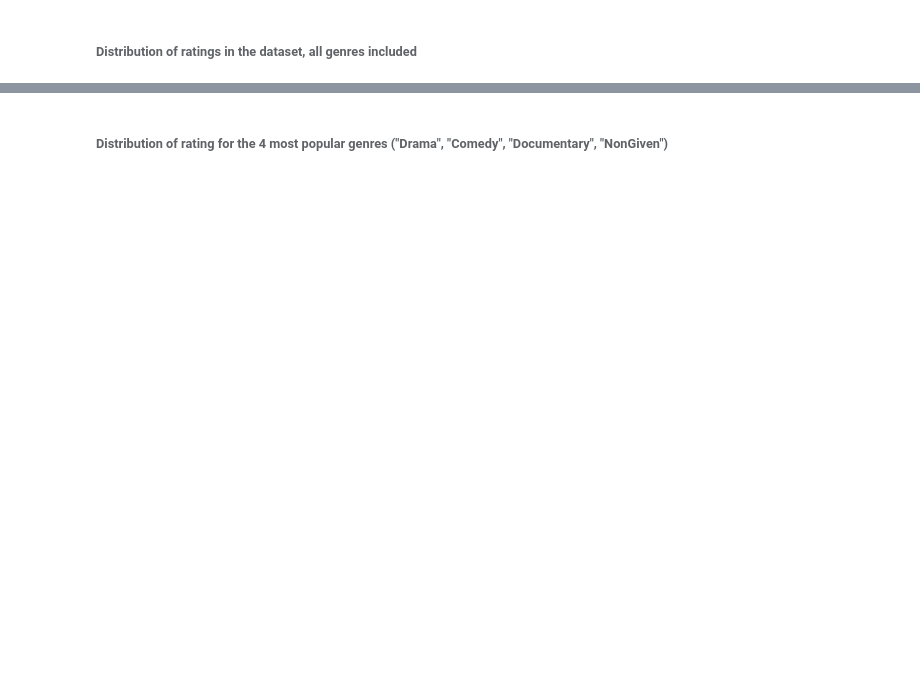
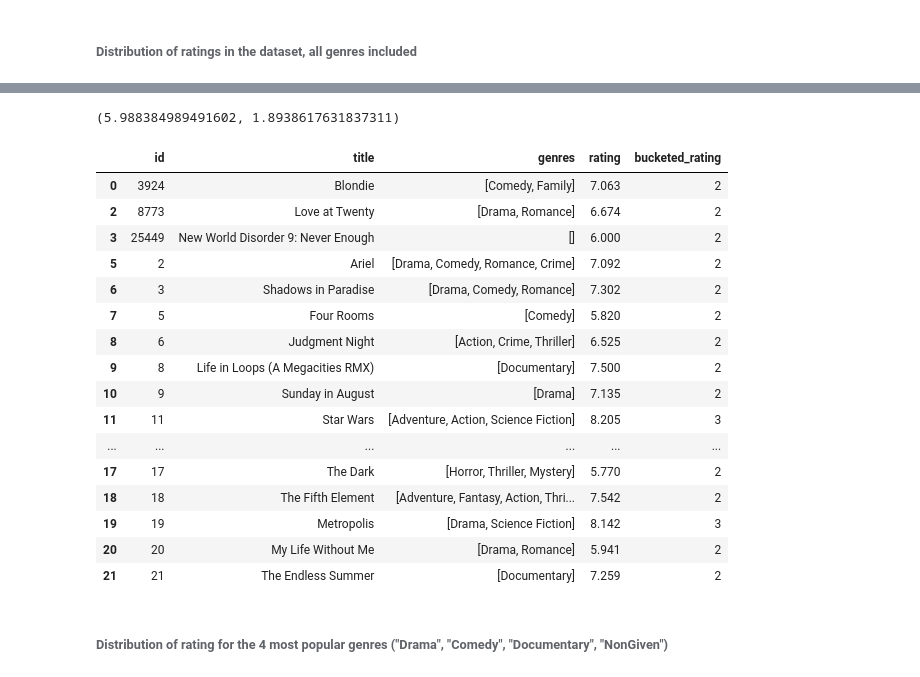
Before and after one commit to sariaslaso/movies_and_LLMs, a Jupyter notebook: predict_ratings/data_processing.ipynb, the cells around one changed output, grey strips where cells are left out. Cells and saved outputs as stored; diff of their text form; code cells hidden in the pictures; blank space fills up the shorter version.

Commit message:
bucket the ratings into three categories

```diff
--- a/predict_ratings/data_processing.ipynb
+++ b/predict_ratings/data_processing.ipynb
@@ -151,3 +151,33 @@ plt.show()
+# %%
+mean_rating = movies_df["rating"].mean()
+std_rating = movies_df["rating"].std()
+(mean_rating, std_rating)
+# %% [output]
+(5.988384989491602, 1.8938617631837311)
+# %%
+movies_df["bucketed_rating"] = pd.cut(movies_df["rating"],
+                                      bins = [0, mean_rating - std_rating, mean_rating + std_rating, 10],
+                                      labels = [1, 2, 3])
+
+movies_df.head(20)
+# %% [output]
+|  | id | title | genres | rating | bucketed_rating |
+| 0 | 3924 | Blondie | [Comedy, Family] | 7.063 | 2 |
+| 2 | 8773 | Love at Twenty | [Drama, Romance] | 6.674 | 2 |
+| 3 | 25449 | New World Disorder 9: Never Enough | [] | 6.000 | 2 |
+| 5 | 2 | Ariel | [Drama, Comedy, Romance, Crime] | 7.092 | 2 |
+| 6 | 3 | Shadows in Paradise | [Drama, Comedy, Romance] | 7.302 | 2 |
+| 7 | 5 | Four Rooms | [Comedy] | 5.820 | 2 |
+| 8 | 6 | Judgment Night | [Action, Crime, Thriller] | 6.525 | 2 |
+| 9 | 8 | Life in Loops (A Megacities RMX) | [Documentary] | 7.500 | 2 |
+| 10 | 9 | Sunday in August | [Drama] | 7.135 | 2 |
+| 11 | 11 | Star Wars | [Adventure, Action, Science Fiction] | 8.205 | 3 |
+| ... | ... | ... | ... | ... | ... |
+| 17 | 17 | The Dark | [Horror, Thriller, Mystery] | 5.770 | 2 |
+| 18 | 18 | The Fifth Element | [Adventure, Fantasy, Action, Thri... | 7.542 | 2 |
+| 19 | 19 | Metropolis | [Drama, Science Fiction] | 8.142 | 3 |
+| 20 | 20 | My Life Without Me | [Drama, Romance] | 5.941 | 2 |
+| 21 | 21 | The Endless Summer | [Documentary] | 7.259 | 2 |
 # %% [markdown]
 ###### Distribution of rating for the 4 most popular genres ("Drama", "Comedy", "Documentary", "NonGiven")
 # %%
```
Also changed, not shown: parts of 9 cells of this notebook.
